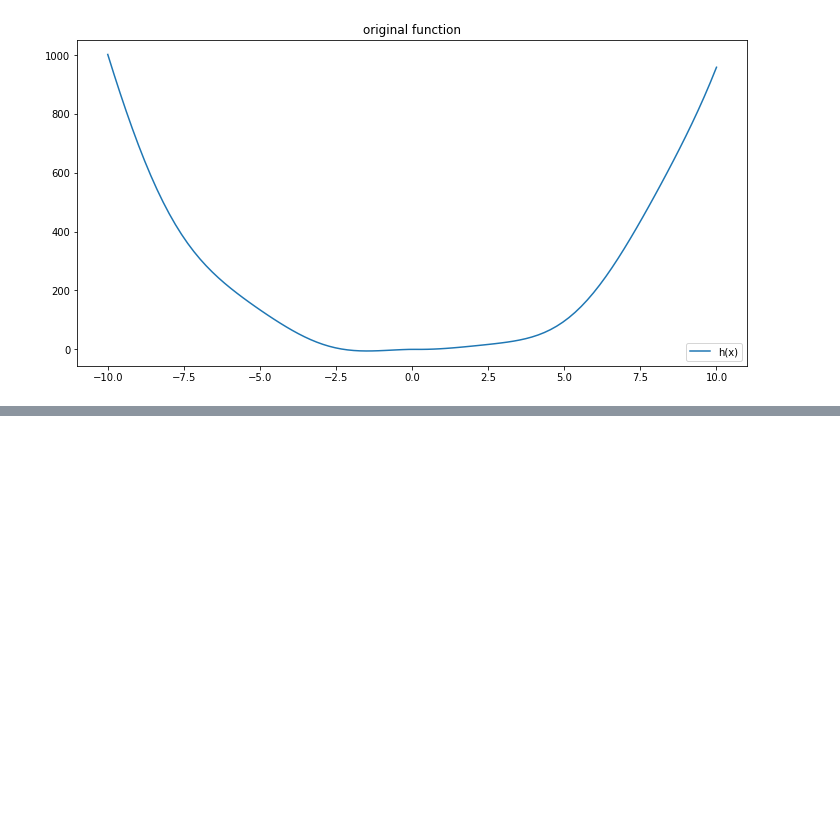
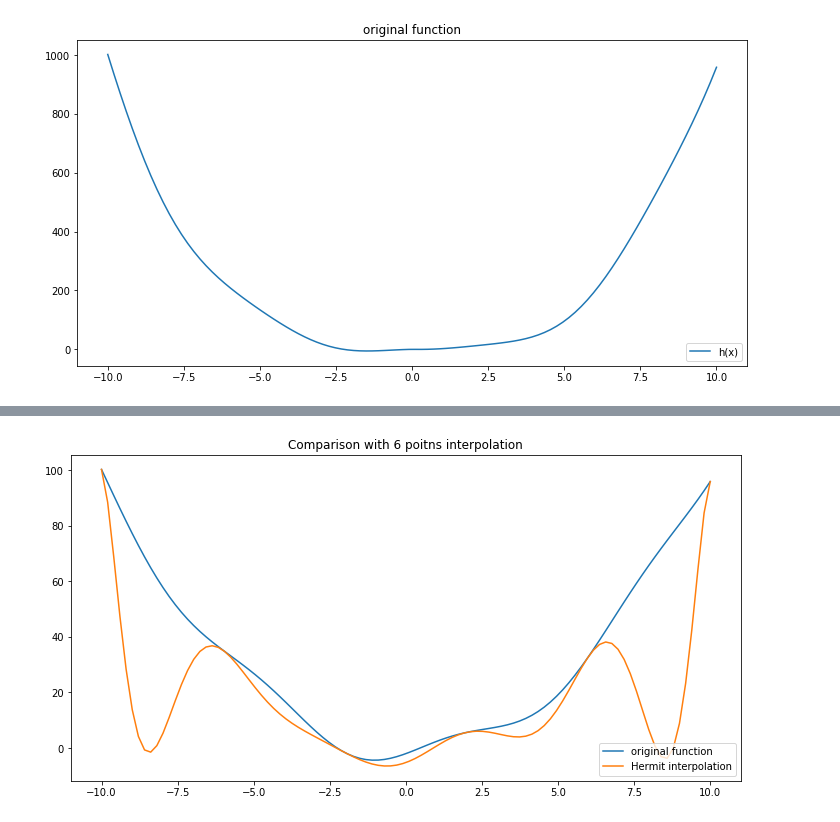
Before and after one commit to otzhora/numerical_methods-, a Jupyter notebook: sixth_task/Interpolation.ipynb, the cells around one changed output, grey strips where cells are left out. Cells and saved outputs as stored; diff of their text form; code cells hidden in the pictures; blank space fills up the shorter version.

```diff
--- a/sixth_task/Interpolation.ipynb
+++ b/sixth_task/Interpolation.ipynb
@@ -263,0 +268,3 @@ Deviation of Ch. points is equal to 0.06214969149093107
+# %%
+def f_(x):
+    return 2*x+4*np.cos(x)
@@ -263,0 +343,38 @@ Deviation of Ch. points is equal to 0.06214969149093107
+# %%
+def get_H(a, n, f=f, f_=f_, get_linspace=get_linspace):
+    A = get_A(a, n, get_linspace, f, f_)
+    H = np.zeros(shape=(2*n+1,))
+    v = np.zeros(shape=(2*n+1,))
+    v[0] = 1
+    H = A[0][1] * v
+    #print(v, H)
+    for i in range(1, 2*n):
+        v1 = [-A[i-1][0], 1]
+        v = get_V(v, v1, 2*n+1, i)
+        H += A[0][i+1] * v
+    #    print(v, H)
+    v1 = [-A[2*n-1][0], 1]
+    v = get_V(v, v1, 2*n+1, 2*n)
+    H += A[0][2*n] * v
+    #print(v)
+    return H
+# %%
+def calc_H(h, x):
+    s = 0
+    for i in range(len(h)):
+        s += h[i] * np.power(x, i)
+    return s
+# %%
+def plot_h(a, n, get_H=get_H, f=f, f_=f_, get_linspace=get_linspace,\
+              label1="original function", label2="Hermit interpolation"):
+    h = get_H(a, n, f, f_, get_linspace)
+    plt.figure(figsize=(12, 6))
+    plt.plot(x, f(x), label=label1)
+    plt.plot(x, calc_H(h, x), label=label2)
+    plt.title("Comparison with {} poitns interpolation".format(n))
+    plt.legend(loc='lower right')
+    plt.show()
+# %%
+plot_h(a, 6)
+# %% [output]
+[figure, added]
```
Also changed, not shown: parts of 28 cells of this notebook.
